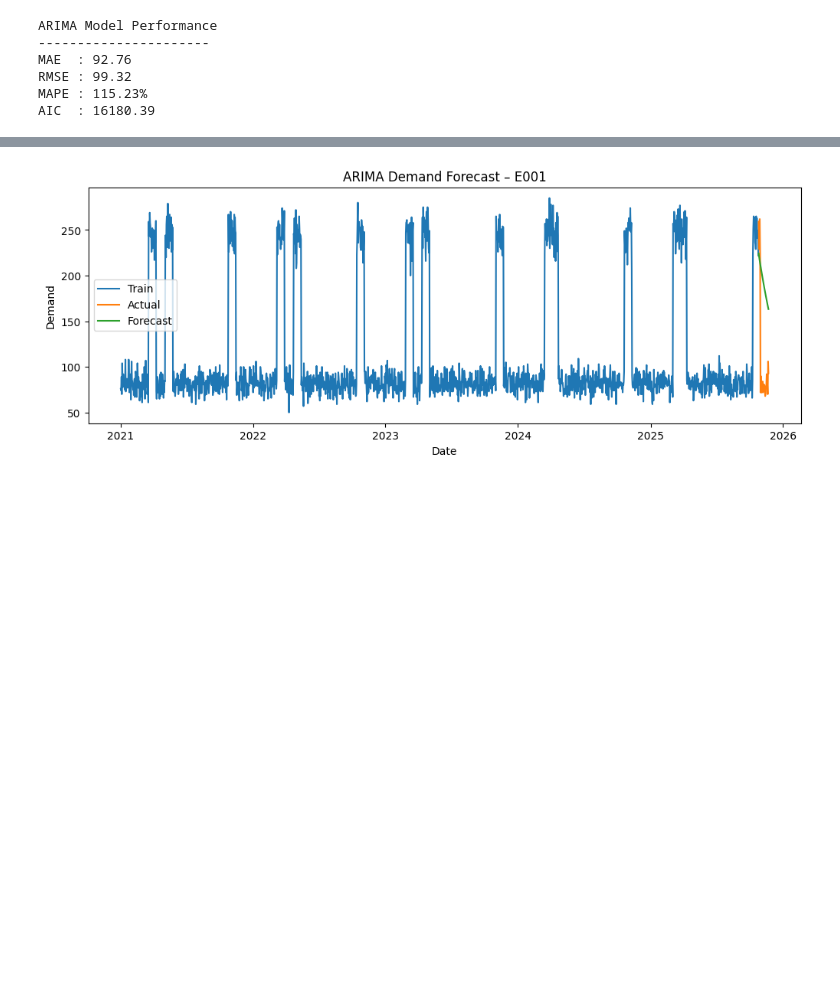
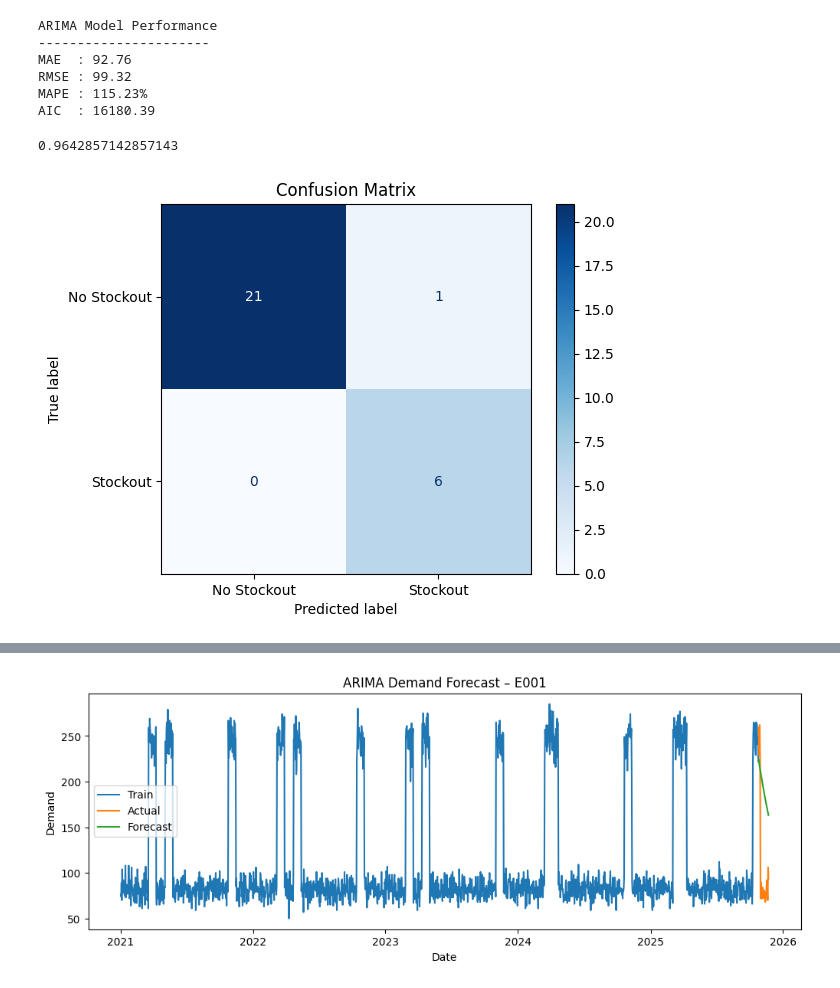
Before and after one commit to anshul-guleria/Demand-Supply-Gap-Prediction, a Jupyter notebook: src/training_using_arima.ipynb, the cells around one changed output, grey strips where cells are left out. Drawn from its saved outputs; the diff is of its cells as text; code cells hidden in the pictures; blank space fills up the shorter version.

```diff
--- a/src/training_using_arima.ipynb
+++ b/src/training_using_arima.ipynb
@@ -227,3 +228,51 @@ MAE  : 92.76
 RMSE : 99.32
 MAPE : 115.23%
 AIC  : 16180.39
+# %%
+def gap_to_label(gap):
+    if gap > 0:
+        return "Stockout"
+    elif gap < 0:
+        return "Overstock"
+    else:
+        return "Balanced"
+
+actual_supply = (
+    df[df[PRODUCT_COL] == product]
+    .set_index("Date")["Available_Supply"]
+    .loc[test.index]
+)
+# %%
+# Actual gap (ground truth)
+actual_gap = y_true - actual_supply
+
+# Predicted gap
+predicted_gap = y_pred - actual_supply
+
+actual_labels = actual_gap.apply(gap_to_label)
+predicted_labels = predicted_gap.apply(gap_to_label)
+
+stockout_accuracy = accuracy_score(actual_labels, predicted_labels)
+# print(f"\nStockout Prediction Accuracy: {stockout_accuracy:.2f}")
+# %%
+stockout_accuracy
+# %% [output]
+0.9642857142857143
+# %%
+from sklearn.metrics import confusion_matrix, ConfusionMatrixDisplay
+
+y_true_labels = actual_labels.values
+y_pred_labels = predicted_labels.values
+
+cm = confusion_matrix(y_true_labels, y_pred_labels)
+
+disp = ConfusionMatrixDisplay(
+    confusion_matrix=cm,
+    display_labels=["No Stockout", "Stockout"]
+)
+
+disp.plot(cmap="Blues", values_format="d")
+plt.title("Confusion Matrix")
+plt.show()
+# %% [output]
+[figure, added]
```
Also changed, not shown: parts of 10 cells of this notebook, 6 other files.
